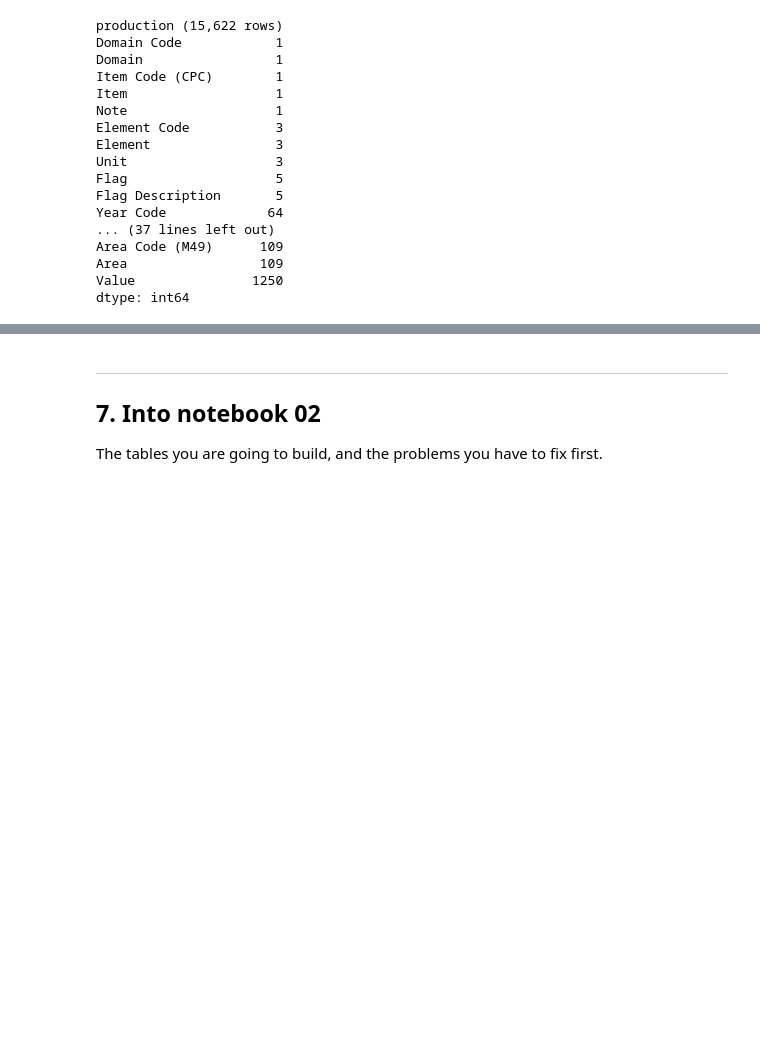
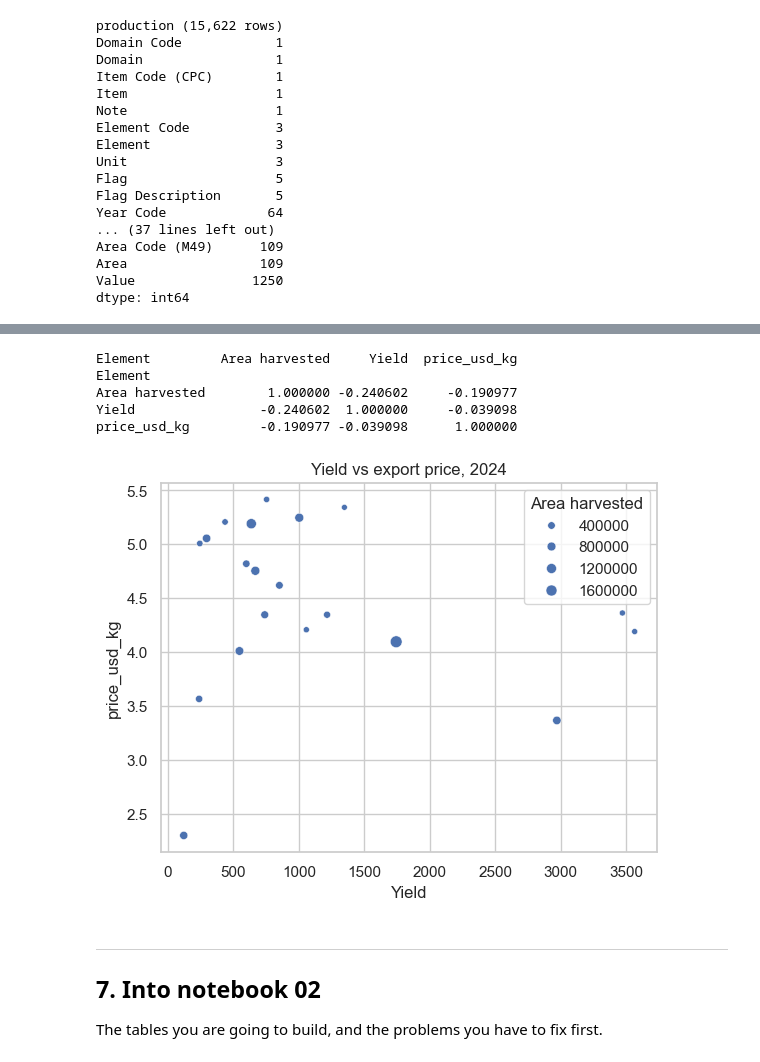
Before and after one commit to benjiro000/project-1-eda, a Jupyter notebook: notebooks/01_eda.ipynb, the cells around one changed output, grey strips where cells are left out. Drawn from its saved outputs; the diff is of its cells as text; code cells hidden in the pictures; blank space fills up the shorter version.

```diff
--- a/notebooks/01_eda.ipynb
+++ b/notebooks/01_eda.ipynb
@@ -384,5 +380,25 @@ At least two, written here. Specific, answerable with this data, and with an ans
 1. IWW can data analytics and forecasting models, built on historical production, area, yield and trade data, help predict future coffee supply and export flows?How might we help farmers produce more coffee from existing land in a sustainable way?
 2. How might we help farmers produce more coffee from existing land in a sustainable way?
+# %%
+p24 = production[production["Year"] == 2024].pivot_table(index="Area", columns="Element", values="Value")
+t24 = trade[trade["Year"] == 2024].pivot_table(index="Area", columns="Element", values="Value")
+
+df = p24.join(t24, how="inner")
+df["price_usd_kg"] = df["Export value"] / df["Export quantity"]
+df = df[df["Export quantity"] > 20000]      # only real exporters
+
+print(df[["Area harvested", "Yield", "price_usd_kg"]].corr(method="spearman"))
+
+sns.scatterplot(data=df, x="Yield", y="price_usd_kg", size="Area harvested")
+plt.title("Yield vs export price, 2024")
+plt.show()
+# %% [output]
+Element         Area harvested     Yield  price_usd_kg
+Element
+Area harvested        1.000000 -0.240602     -0.190977
+Yield                -0.240602  1.000000     -0.039098
+price_usd_kg         -0.190977 -0.039098      1.000000
+[figure, added]
 # %% [markdown]
 ---
 ## 7. Into notebook 02
```
Also changed, not shown: parts of 23 cells of this notebook.
